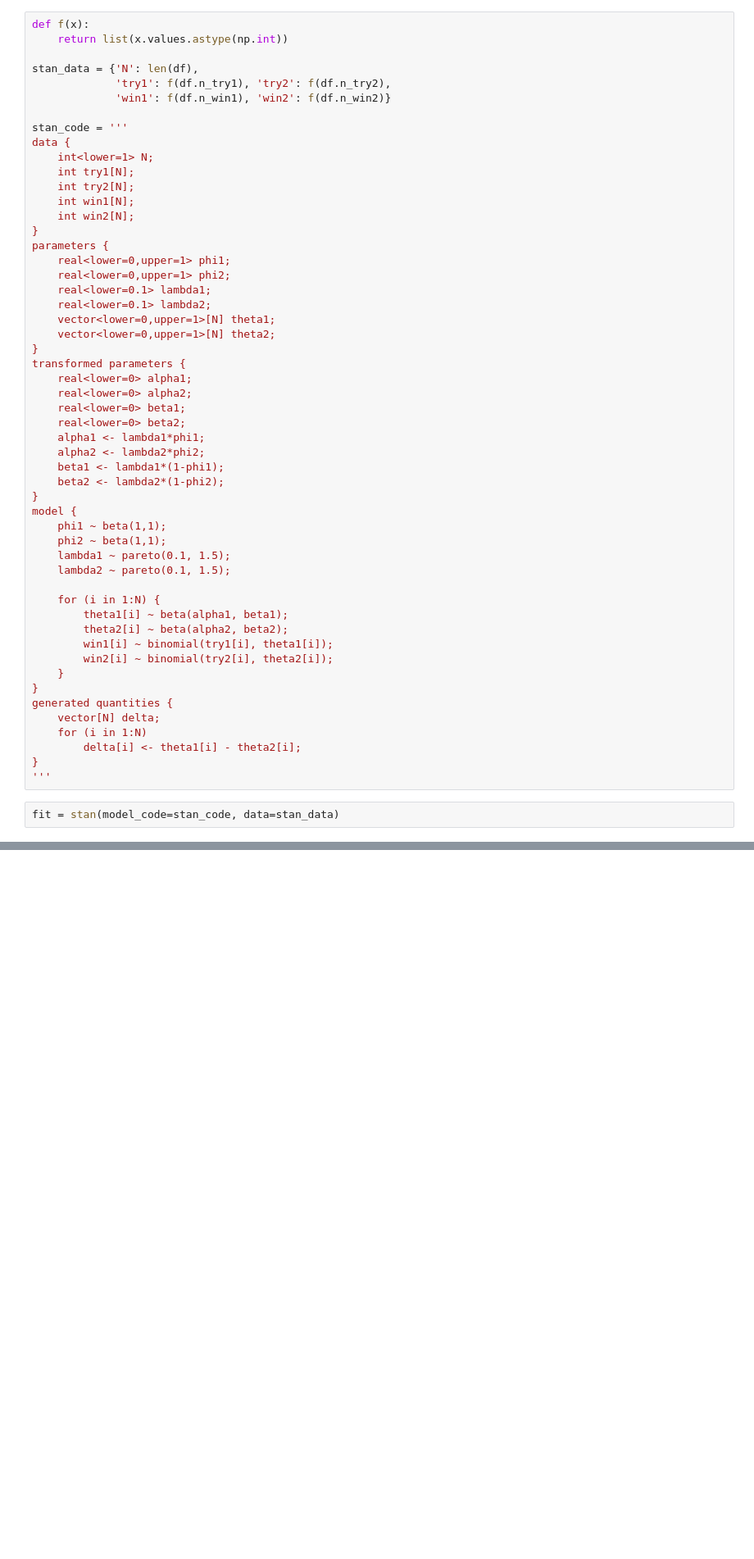
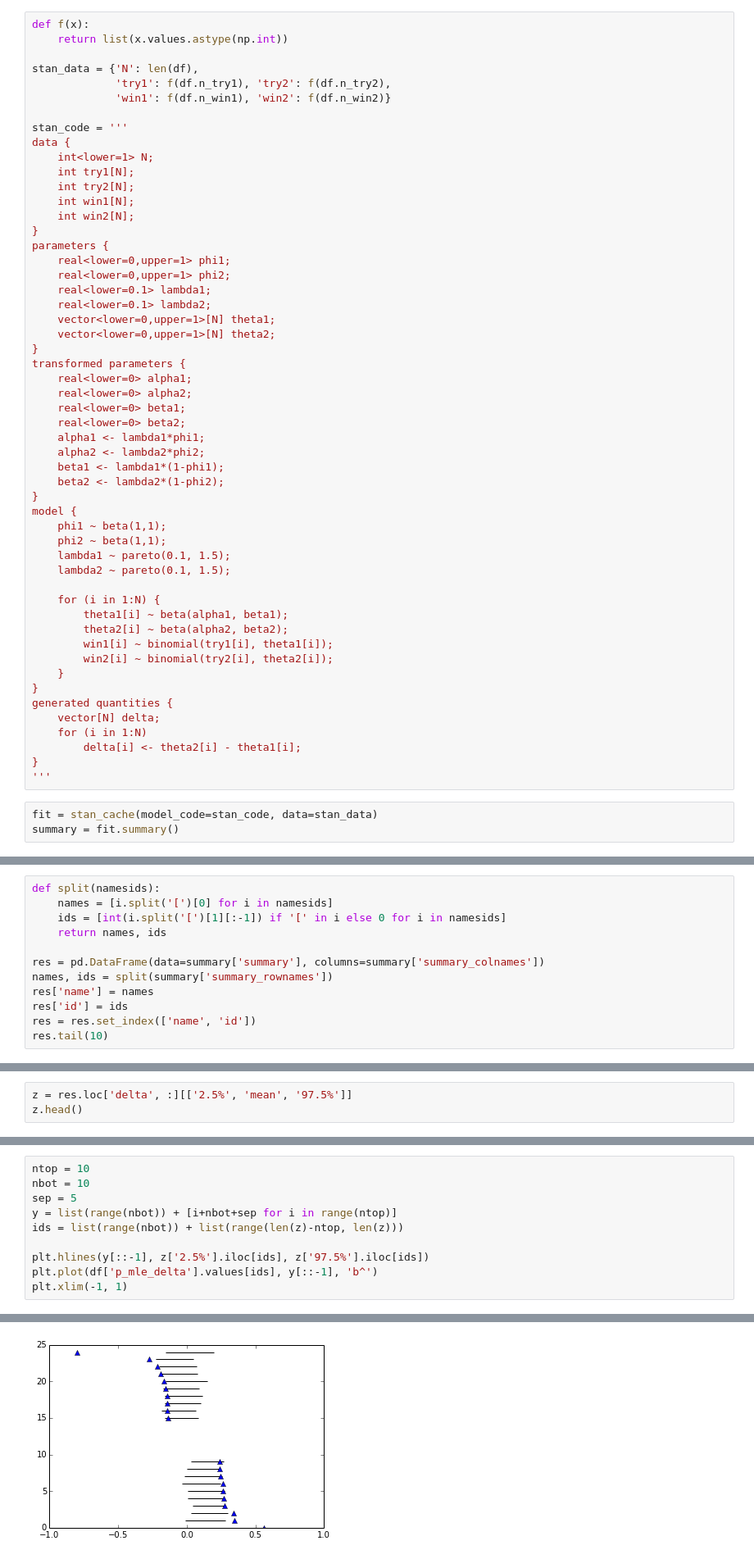
Before and after one commit to psarka/tennis, a Jupyter notebook: Tennis!.ipynb, the cells around one changed output, grey strips where cells are left out. Shown at 82% size. Saved outputs shown, nothing was run; the diff lists cells and outputs as text; blank space fills up the shorter version.

Commit message:
Forest plot for hierarchical Bayes

```diff
--- a/Tennis!.ipynb
+++ b/Tennis!.ipynb
@@ -116,8 +138,9 @@ model {
 generated quantities {
     vector[N] delta;
     for (i in 1:N)
-        delta[i] <- theta1[i] - theta2[i];
+        delta[i] <- theta2[i] - theta1[i];
 }
 '''
 # %%
-fit = stan(model_code=stan_code, data=stan_data)
+fit = stan_cache(model_code=stan_code, data=stan_data)
+summary = fit.summary()
@@ -221,0 +147,12 @@ py.show()
+# %%
+def split(namesids):
+    names = [i.split('[')[0] for i in namesids]
+    ids = [int(i.split('[')[1][:-1]) if '[' in i else 0 for i in namesids]
+    return names, ids
+
+res = pd.DataFrame(data=summary['summary'], columns=summary['summary_colnames'])
+names, ids = split(summary['summary_rownames'])
+res['name'] = names
+res['id'] = ids
+res = res.set_index(['name', 'id'])
+res.tail(10)
@@ -221,0 +182,3 @@ py.show()
+# %%
+z = res.loc['delta', :][['2.5%', 'mean', '97.5%']]
+z.head()
@@ -221,0 +193,11 @@ py.show()
+# %%
+ntop = 10
+nbot = 10
+sep = 5
+y = list(range(nbot)) + [i+nbot+sep for i in range(ntop)]
+ids = list(range(nbot)) + list(range(len(z)-ntop, len(z)))
+
+plt.hlines(y[::-1], z['2.5%'].iloc[ids], z['97.5%'].iloc[ids])
+plt.plot(df['p_mle_delta'].values[ids], y[::-1], 'b^')
+plt.xlim(-1, 1)
+# %% [output]
@@ -221,0 +205 @@ py.show()
+[figure, added]
```
Also changed, not shown: parts of 13 cells of this notebook, 1 other file.
